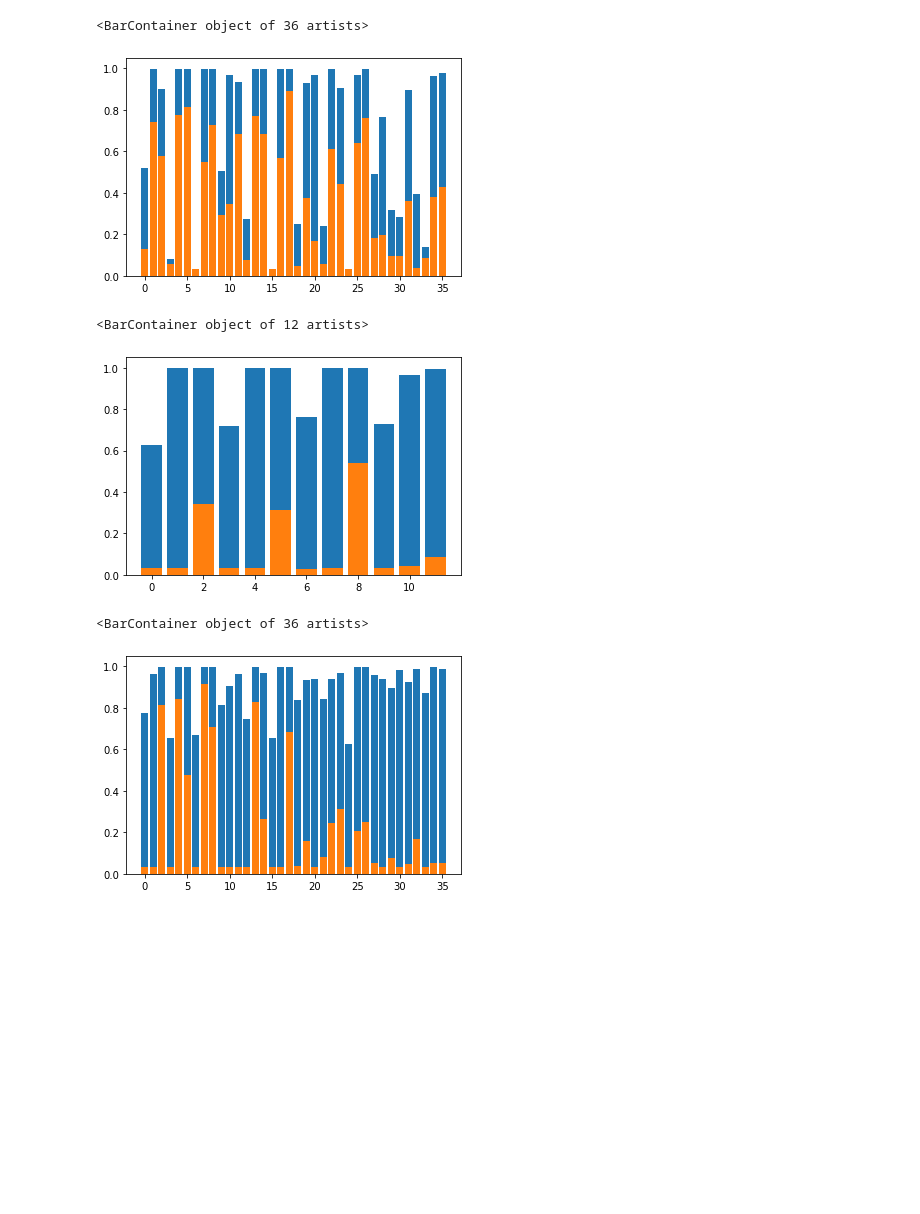
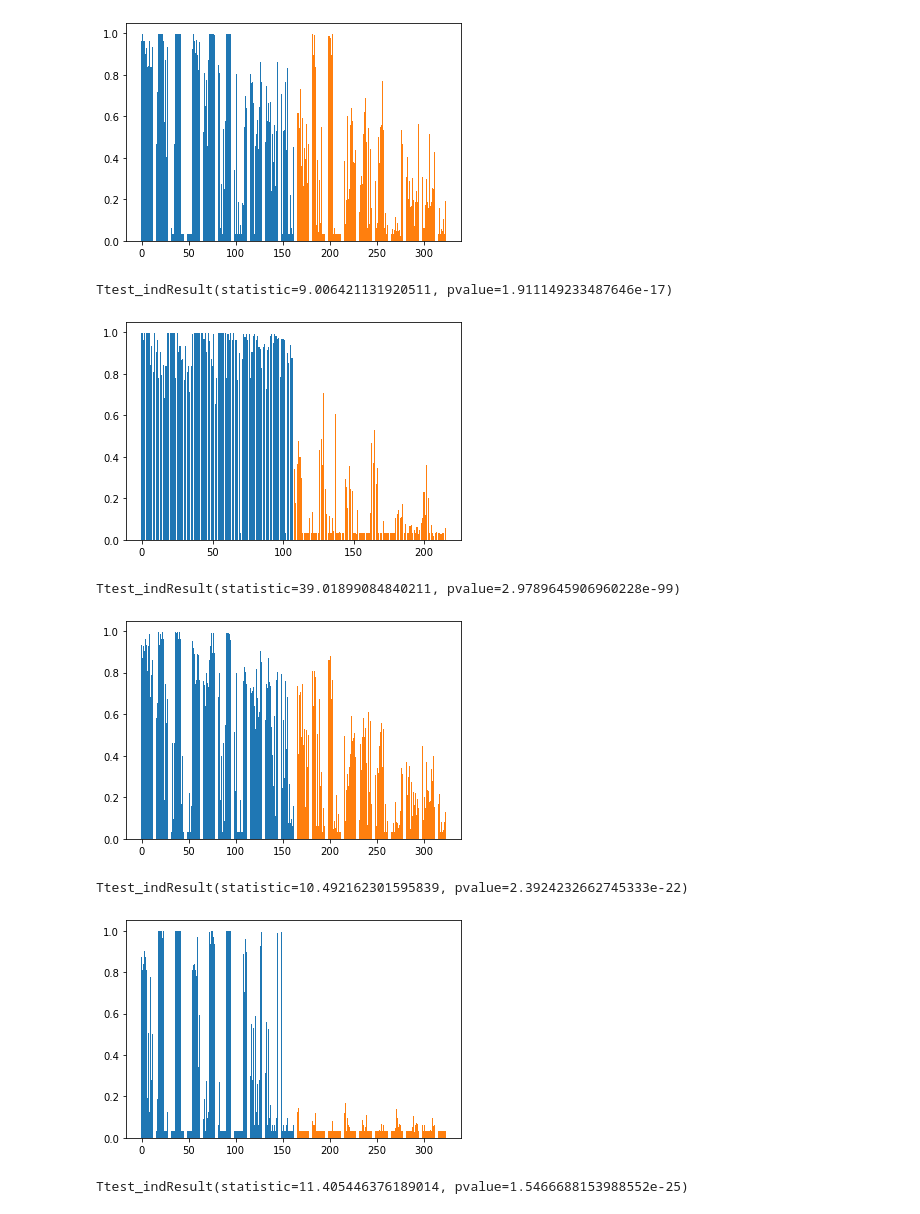
Before and after one commit to yff12345/g, a Jupyter notebook: participant_classification/experiment_results_exploration.ipynb, the cells around one changed output. Saved outputs shown, nothing was run; the diff lists cells and outputs as text; code cells hidden in the pictures; blank space fills up the shorter version.

```diff
--- a/participant_classification/experiment_results_exploration.ipynb
+++ b/participant_classification/experiment_results_exploration.ipynb
@@ -31,6 +28,0 @@ graphConvPsd_acc = graphConvPsd.test_acc.to_numpy()
-# %%
-plt.bar(np.arange(0,len(graphConvWav_acc)), graphConvWav_acc)
-plt.bar(np.arange(0,len(graphConvPsd_acc)), graphConvPsd_acc)
-# %% [output]
-<BarContainer object of 36 artists>
-[figure, removed]
@@ -43,6 +28,0 @@ GatedGNNPsd_acc = GatedGNNPsd.test_acc.to_numpy()
-# %%
-plt.bar(np.arange(0,len(GatedGNNWav_acc)), GatedGNNWav_acc)
-plt.bar(np.arange(0,len(GatedGNNPsd_acc)), GatedGNNPsd_acc)
-# %% [output]
-<BarContainer object of 12 artists>
-[figure, removed]
@@ -55,6 +29,24 @@ NOGNNPsd_acc = NOGNNPsd.test_acc.to_numpy()
-# %%
-plt.bar(np.arange(0,len(NOGNNWav_acc)), NOGNNWav_acc)
-plt.bar(np.arange(0,len(NOGNNPsd_acc)), NOGNNPsd_acc)
-# %% [output]
-<BarContainer object of 36 artists>
-[figure, removed]
+# %%
+models = ['GraphConv','GatedGraphConv','GCN','MLP','CNN','GRU']
+# %%
+for model_name in models:
+    wav_results = results[(results["model"] == model_name) & (results["eeg_feature"] == 'wav')]
+    wav_results_acc = wav_results.test_acc.to_numpy()
+
+    psd_results = results[(results["model"] == model_name) & (results["eeg_feature"] == 'psd')]
+    psd_results_acc = psd_results.test_acc.to_numpy()
+
+    plt.bar(np.arange(0,len(wav_results_acc)), wav_results_acc)
+    plt.bar(np.arange(len(psd_results_acc), 2* len(psd_results_acc)), psd_results_acc)
+    plt.show()
+
+    print(stats.ttest_ind(wav_results_acc,psd_results_acc))
+# %% [output]
+[figure, added]
+Ttest_indResult(statistic=9.006421131920511, pvalue=1.911149233487646e-17)
+[figure, added]
+Ttest_indResult(statistic=39.01899084840211, pvalue=2.9789645906960228e-99)
+[figure, added]
+Ttest_indResult(statistic=10.492162301595839, pvalue=2.3924232662745333e-22)
+[figure, added]
+Ttest_indResult(statistic=11.405446376189014, pvalue=1.5466688153988552e-25)
```
Also changed, not shown: parts of 17 cells of this notebook, 4 other files.
